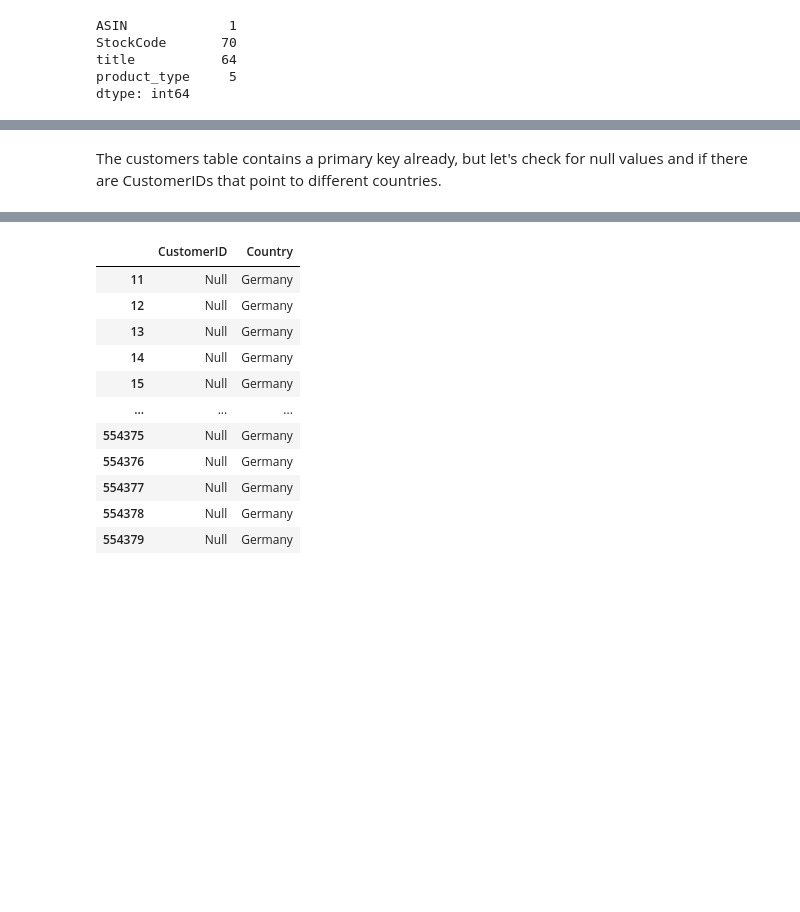
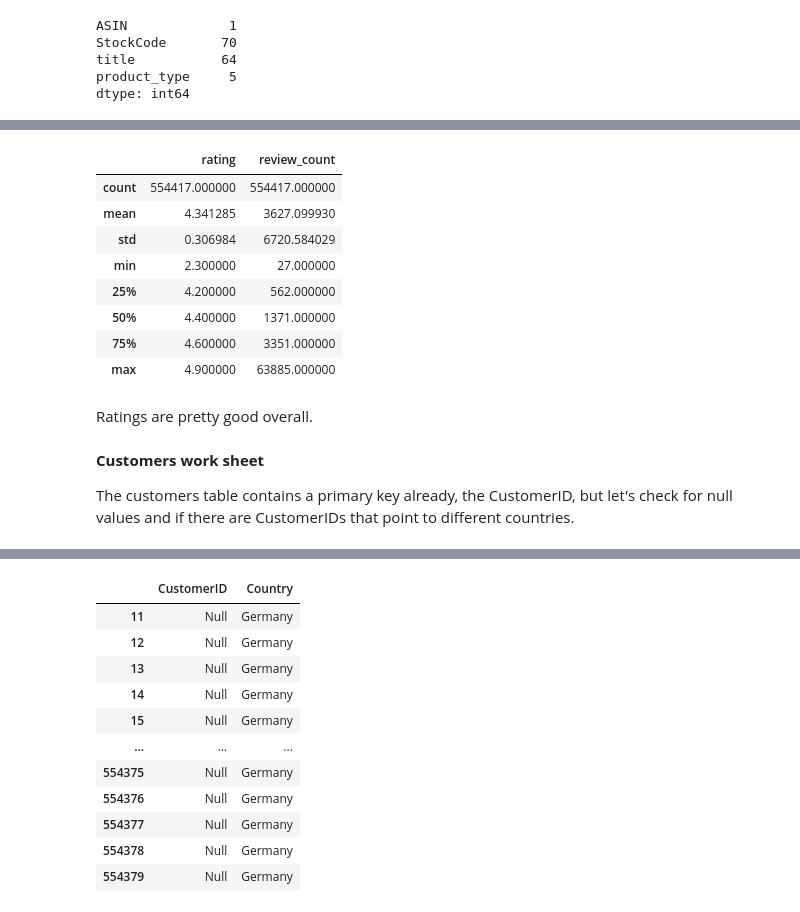
Before and after one commit to jmb-oddbook/ecom_project, a Jupyter notebook: read_in.ipynb, the cells around one changed output, grey strips where cells are left out. Saved outputs shown, nothing was run; the diff lists cells and outputs as text; code cells hidden in the pictures; blank space fills up the shorter version.

```diff
--- a/read_in.ipynb
+++ b/read_in.ipynb
@@ -76,2 +122,18 @@ Assessment will be merged into the products table, because records were appended
+# %%
+assessment.describe()
+# %% [output]
+|  | rating | review_count |
+| count | 554417.000000 | 554417.000000 |
+| mean | 4.341285 | 3627.099930 |
+| std | 0.306984 | 6720.584029 |
+| min | 2.300000 | 27.000000 |
+| 25% | 4.200000 | 562.000000 |
+| 50% | 4.400000 | 1371.000000 |
+| 75% | 4.600000 | 3351.000000 |
+| max | 4.900000 | 63885.000000 |
+# %% [markdown]
+Ratings are pretty good overall.
 # %% [markdown]
-The customers table contains a primary key already, but let's check for null values and if there are CustomerIDs that point to different countries.
+**Customers work sheet**
+
+The customers table contains a primary key already, the CustomerID, but let's check for null values and if there are CustomerIDs that point to different countries.
```
Also changed, not shown: parts of 48 cells of this notebook, 4 other files.
